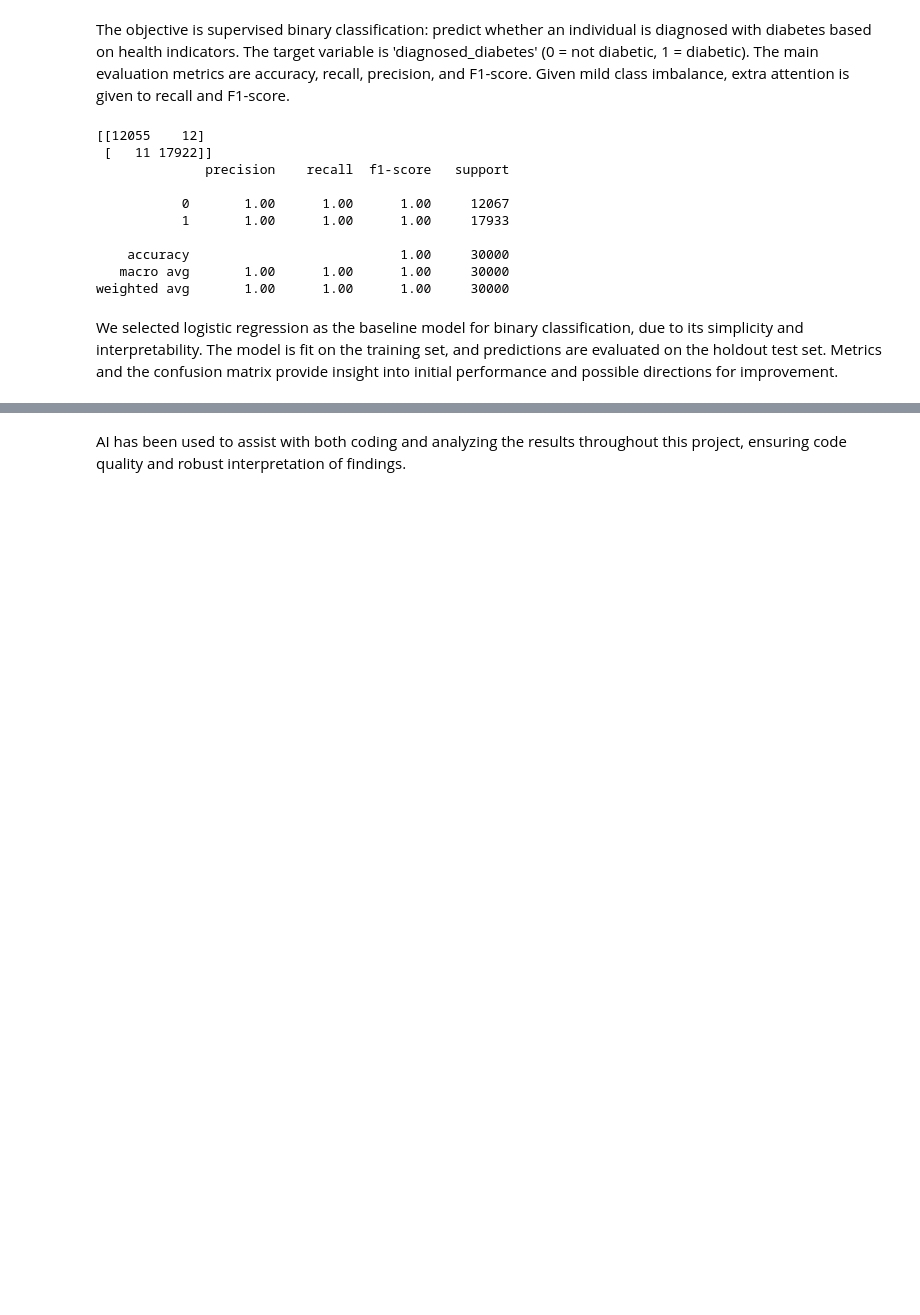
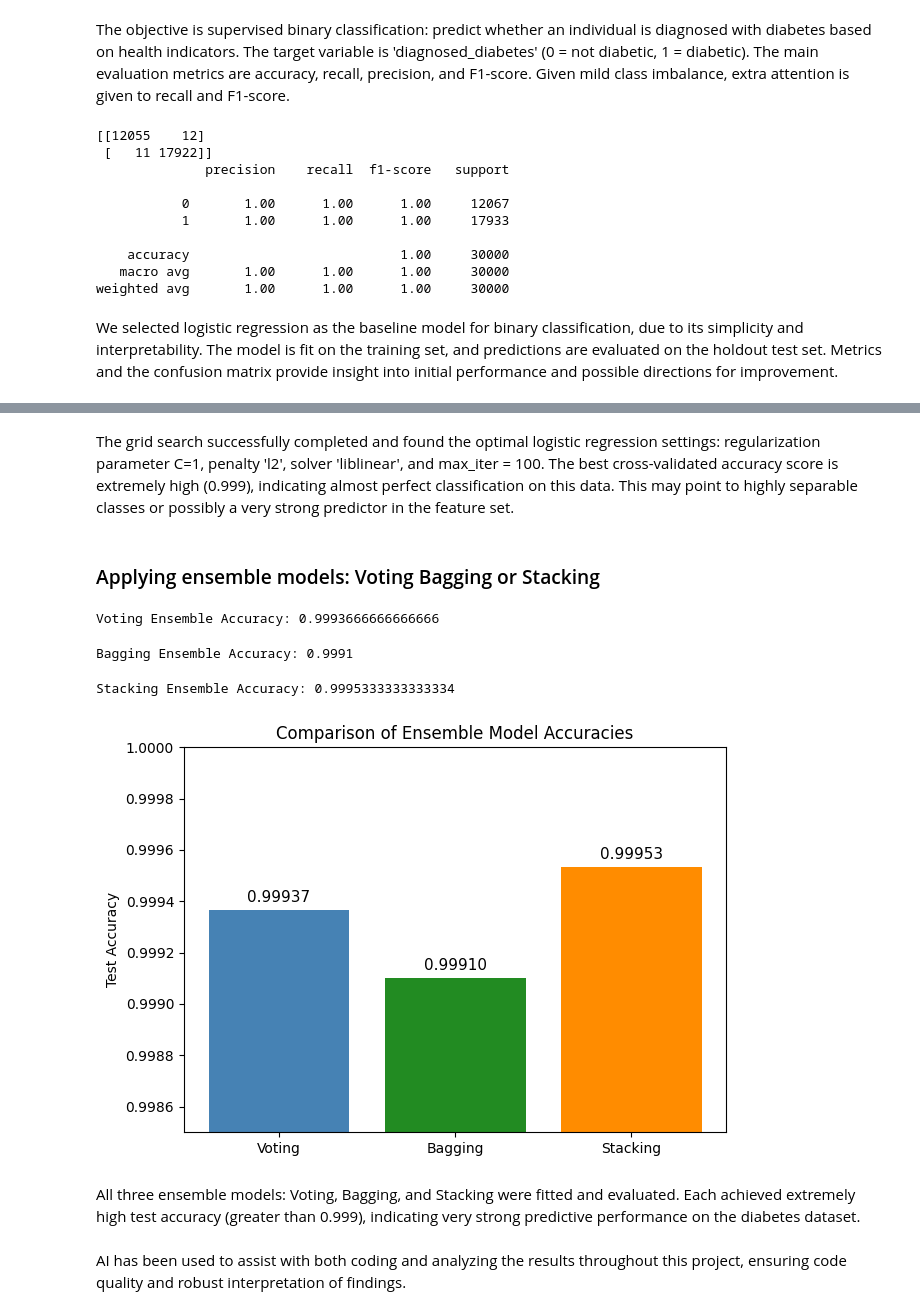
Before and after one commit to Atoms919/ML_project_diabetes_health_indicator, a Jupyter notebook: ML_project.ipynb, the cells around one changed output, grey strips where cells are left out. Cells and saved outputs as stored; diff of their text form; code cells hidden in the pictures; blank space fills up the shorter version.

Commit message:
Grid search, Voting Bagging and Stacking

```diff
--- a/ML_project.ipynb
+++ b/ML_project.ipynb
@@ -185,2 +240,71 @@ We selected logistic regression as the baseline model for binary classification,
+# %% [markdown]
+The grid search successfully completed and found the optimal logistic regression settings: regularization parameter C=1, penalty 'l2', solver 'liblinear', and max_iter = 100. The best cross-validated accuracy score is extremely high (0.999), indicating almost perfect classification on this data. This may point to highly separable classes or possibly a very strong predictor in the feature set.
+# %% [markdown]
+### Applying ensemble models: Voting Bagging or Stacking
+# %%
+# Define base models
+clf1 = LogisticRegression(max_iter=500)
+clf2 = DecisionTreeClassifier(max_depth=5)
+clf3 = SVC(kernel='linear')
+
+voting_clf = VotingClassifier(
+    estimators=[('lr', clf1), ('dt', clf2), ('svc', clf3)],
+    voting='hard'
+)
+voting_clf.fit(X_train, y_train)
+print("Voting Ensemble Accuracy:", voting_clf.score(X_test, y_test))
+# %% [output]
+Voting Ensemble Accuracy: 0.9993666666666666
+# %%
+# Bagging logistic regression
+bagging = BaggingClassifier(
+    estimator=LogisticRegression(max_iter=500),
+    n_estimators=10,
+    random_state=42
+)
+bagging.fit(X_train, y_train)
+print("Bagging Ensemble Accuracy:", bagging.score(X_test, y_test))
+# %% [output]
+Bagging Ensemble Accuracy: 0.9991
+# %%
+# Define base estimators and final estimator
+estimators = [
+    ('lr', LogisticRegression(max_iter=500)),
+    ('dt', DecisionTreeClassifier(max_depth=5))
+]
+final_est = SVC(kernel='linear', probability=True)
+
+stacking = StackingClassifier(
+    estimators=estimators,
+    final_estimator=final_est,
+    cv=3
+)
+stacking.fit(X_train, y_train)
+print("Stacking Ensemble Accuracy:", stacking.score(X_test, y_test))
+# %% [output]
+Stacking Ensemble Accuracy: 0.9995333333333334
+# %%
+import matplotlib.pyplot as plt
+
+# Model names and test accuracies from your results
+models = ['Voting', 'Bagging', 'Stacking']
+accuracies = [voting_clf.score(X_test, y_test), bagging.score(X_test, y_test), stacking.score(X_test, y_test)]
+
+plt.figure(figsize=(7,5))
+bars = plt.bar(models, accuracies, color=['steelblue', 'forestgreen', 'darkorange'])
+plt.ylim(0.9985, 1.0)
+plt.ylabel('Test Accuracy')
+plt.title('Comparison of Ensemble Model Accuracies')
+
+# Annotate bar heights
+for bar, acc in zip(bars, accuracies):
+    plt.text(bar.get_x() + bar.get_width()/2, bar.get_height() + 0.00002, f'{acc:.5f}',
+             ha='center', va='bottom', fontsize=11)
+
+plt.show()
+# %% [output]
+[figure, added]
+# %% [markdown]
+All three ensemble models: Voting, Bagging, and Stacking were fitted and evaluated. Each achieved extremely high test accuracy (greater than 0.999), indicating very strong predictive performance on the diabetes dataset.
 # %% [markdown]
 AI has been used to assist with both coding and analyzing the results throughout this project, ensuring code quality and robust interpretation of findings.
```
Also changed, not shown: parts of 5 cells of this notebook.
